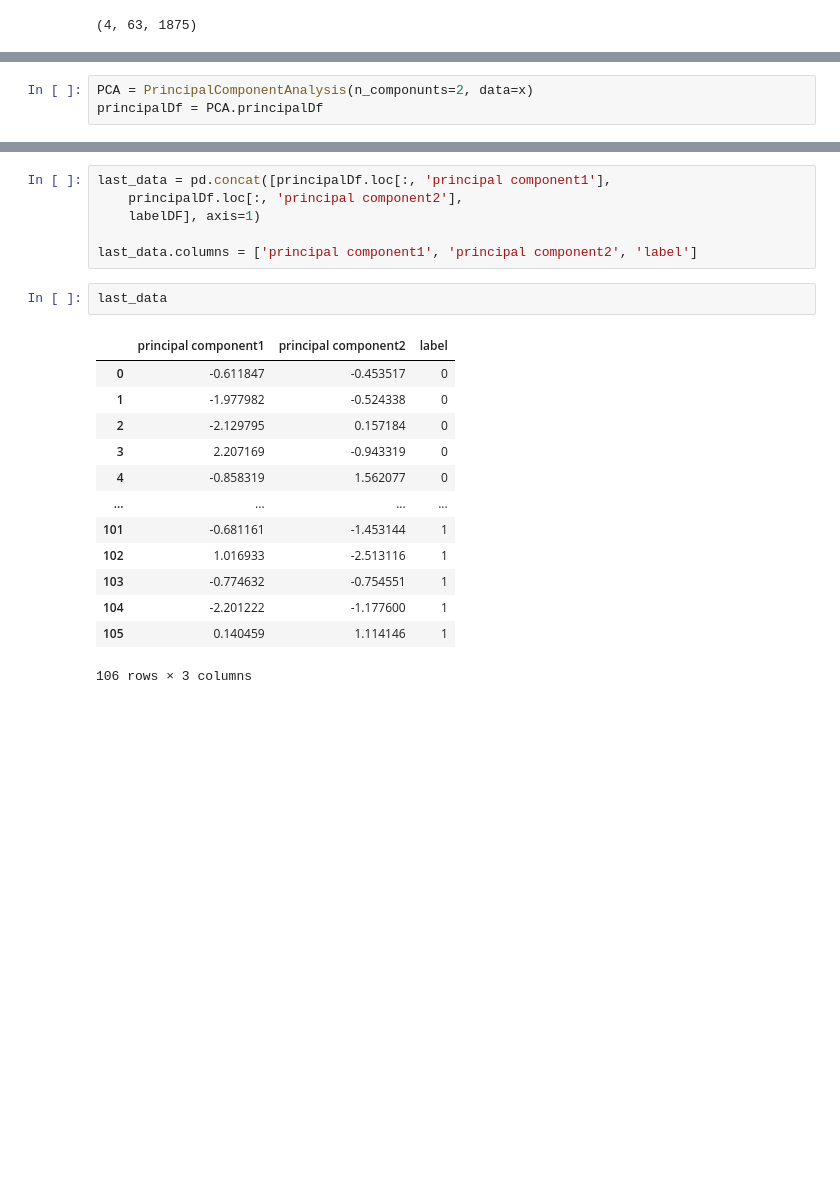
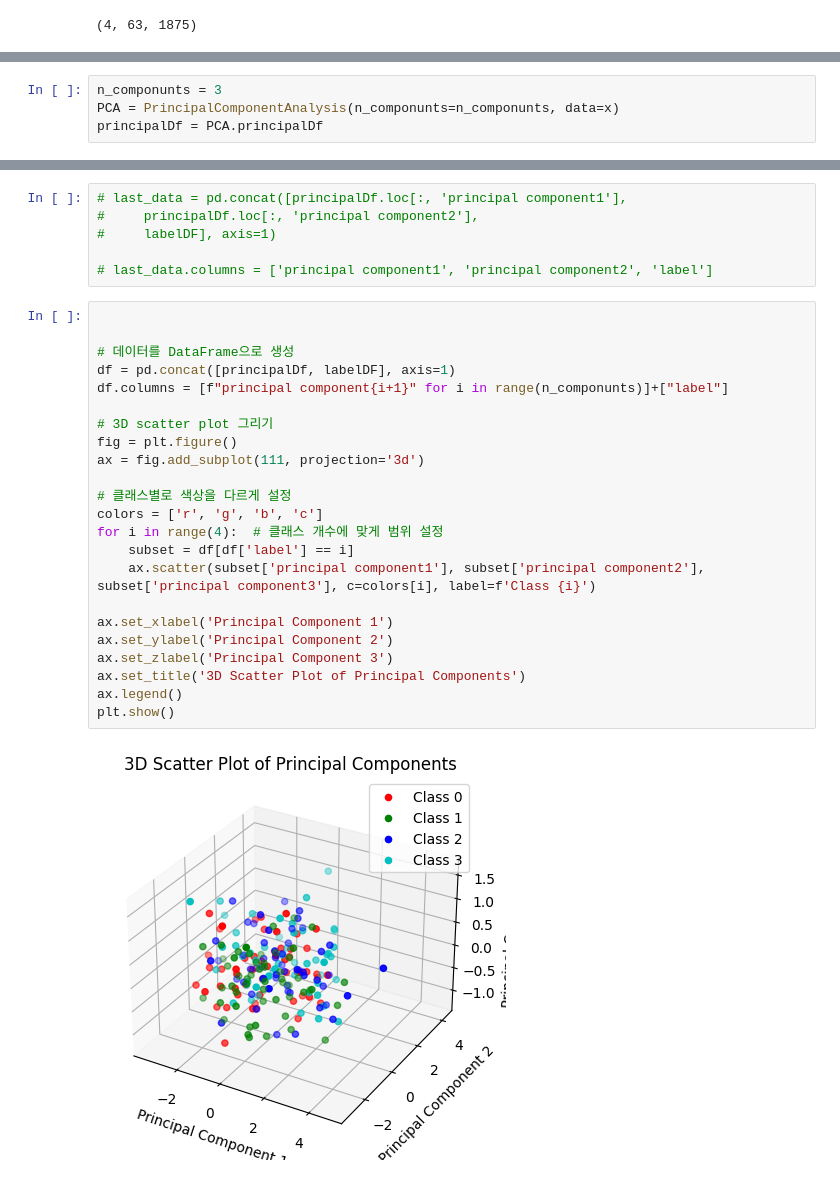
Before and after one commit to Cld338/EEG_analysis, a Jupyter notebook: example/main_single_class.ipynb, the cells around one changed output, grey strips where cells are left out. Drawn from its saved outputs; the diff is of its cells as text; blank space fills up the shorter version.

```diff
--- a/example/main_single_class.ipynb
+++ b/example/main_single_class.ipynb
@@ -133,5 +153,6 @@ pd.DataFrame(x)
 # %%
-PCA = PrincipalComponentAnalysis(n_componunts=2, data=x)
+n_componunts = 3
+PCA = PrincipalComponentAnalysis(n_componunts=n_componunts, data=x)
 principalDf = PCA.principalDf
 # %%
 sum(PCA.explained_variance_ratio_())
@@ -161,22 +196,31 @@ ax.grid()
 # %%
-last_data = pd.concat([principalDf.loc[:, 'principal component1'],
-    principalDf.loc[:, 'principal component2'],
-    labelDF], axis=1)
+# last_data = pd.concat([principalDf.loc[:, 'principal component1'],
+#     principalDf.loc[:, 'principal component2'],
+#     labelDF], axis=1)
 
-last_data.columns = ['principal component1', 'principal component2', 'label']
+# last_data.columns = ['principal component1', 'principal component2', 'label']
-# %%
-last_data
-# %% [output]
-|  | principal component1 | principal component2 | label |
-| 0 | -0.611847 | -0.453517 | 0 |
-| 1 | -1.977982 | -0.524338 | 0 |
-| 2 | -2.129795 | 0.157184 | 0 |
-| 3 | 2.207169 | -0.943319 | 0 |
-| 4 | -0.858319 | 1.562077 | 0 |
-| ... | ... | ... | ... |
-| 101 | -0.681161 | -1.453144 | 1 |
-| 102 | 1.016933 | -2.513116 | 1 |
-| 103 | -0.774632 | -0.754551 | 1 |
-| 104 | -2.201222 | -1.177600 | 1 |
-| 105 | 0.140459 | 1.114146 | 1 |
-106 rows × 3 columns
+# %%
+
+
+# 데이터를 DataFrame으로 생성
+df = pd.concat([principalDf, labelDF], axis=1)
+df.columns = [f"principal component{i+1}" for i in range(n_componunts)]+["label"]
+
+# 3D scatter plot 그리기
+fig = plt.figure()
+ax = fig.add_subplot(111, projection='3d')
+
+# 클래스별로 색상을 다르게 설정
+colors = ['r', 'g', 'b', 'c']
+for i in range(4):  # 클래스 개수에 맞게 범위 설정
+    subset = df[df['label'] == i]
+    ax.scatter(subset['principal component1'], subset['principal component2'], subset['principal component3'], c=colors[i], label=f'Class {i}')
+
+ax.set_xlabel('Principal Component 1')
+ax.set_ylabel('Principal Component 2')
+ax.set_zlabel('Principal Component 3')
+ax.set_title('3D Scatter Plot of Principal Components')
+ax.legend()
+plt.show()
+# %% [output]
+[figure, added]
```
Also changed, not shown: parts of 12 cells of this notebook.
